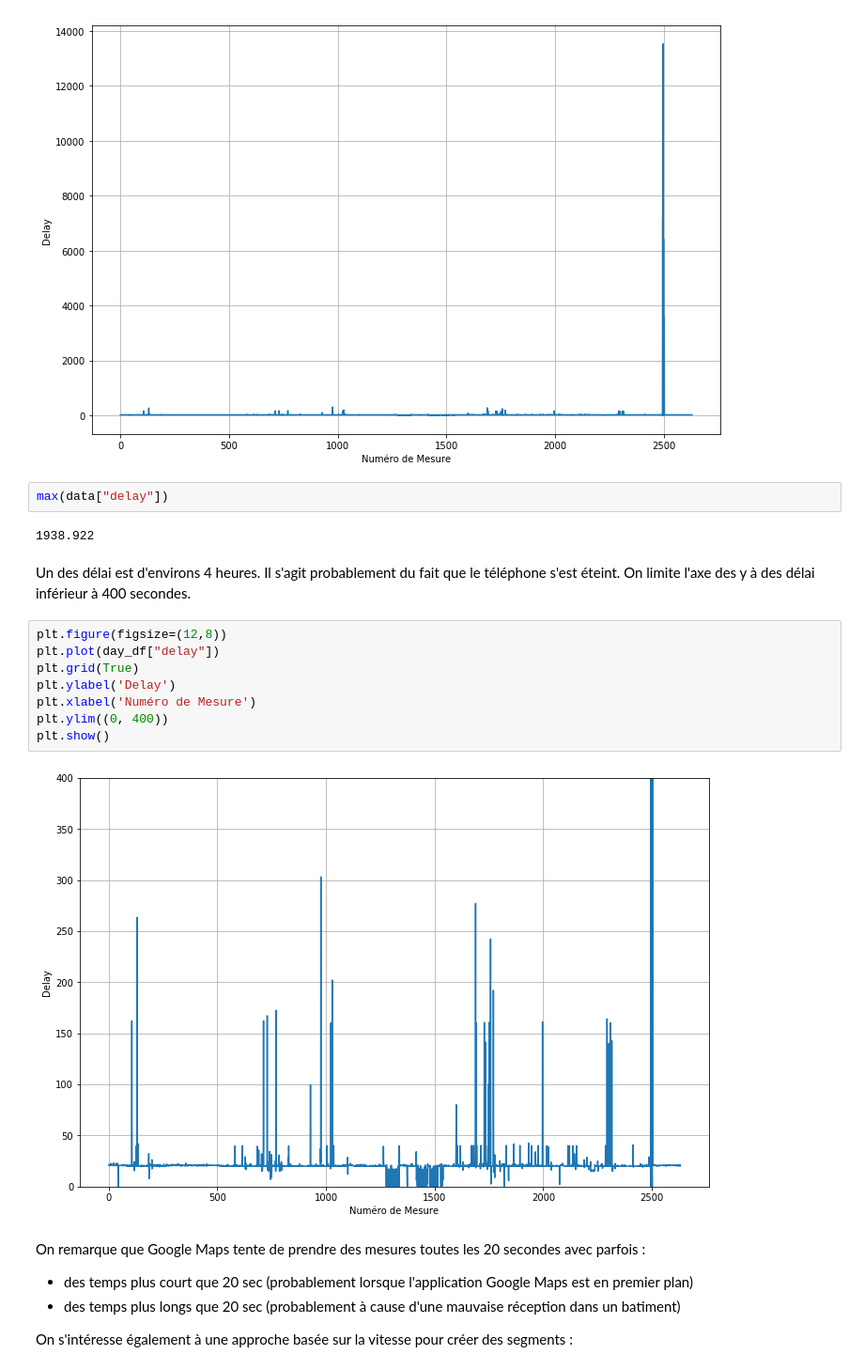
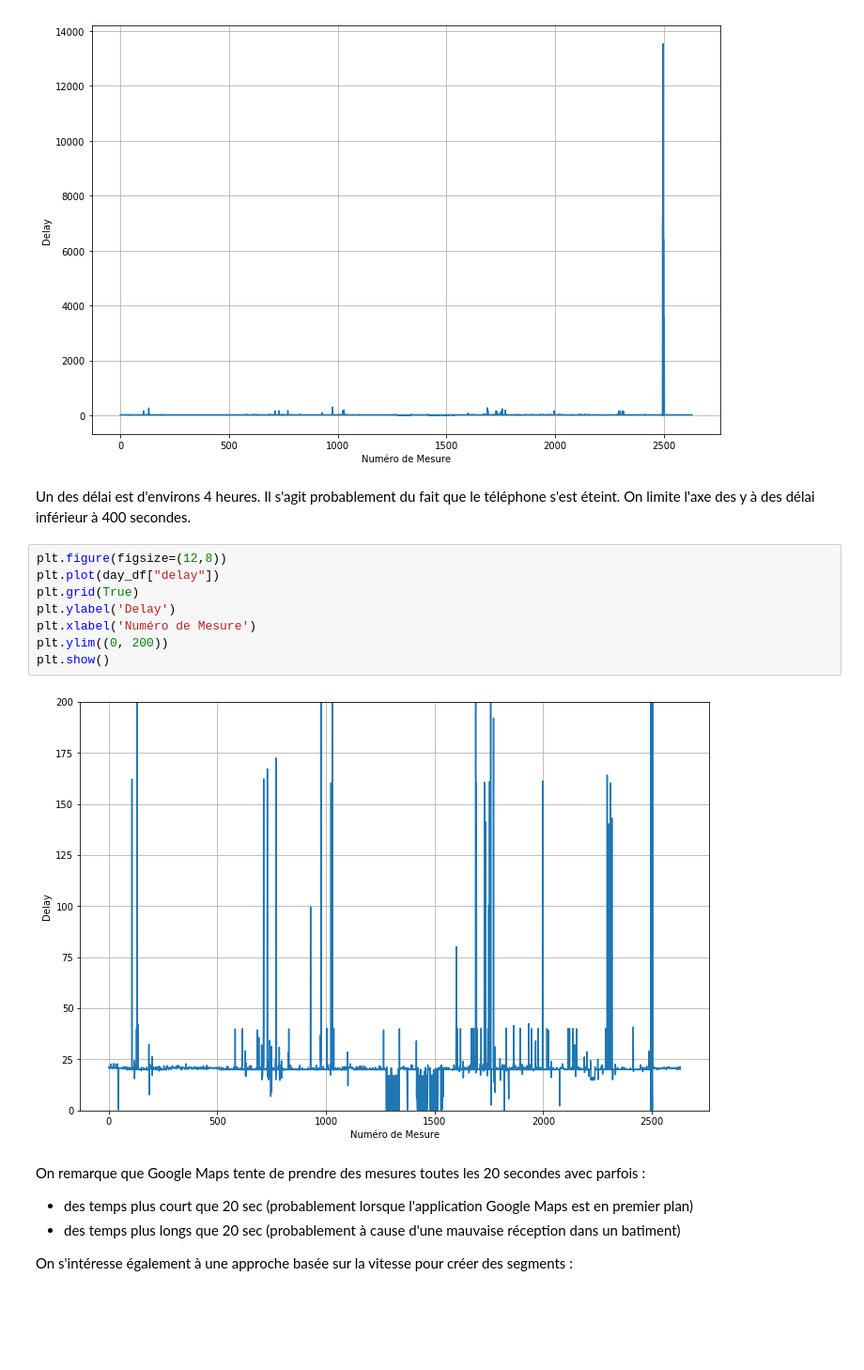
Before and after one commit to AmigoCap/GPSFlow, a Jupyter notebook: 3-Segmentation.ipynb, the cells around one changed output. Shown at 94% size. Drawn from its saved outputs; the diff is of its cells as text; blank space fills up the shorter version.

```diff
--- a/3-Segmentation.ipynb
+++ b/3-Segmentation.ipynb
@@ -424,22 +444,18 @@ plt.xlabel('Numéro de Mesure')
 plt.show()
 # %% [output]
 [figure]
-# %%
-max(data["delay"])
-# %% [output]
-1938.922
 # %% [markdown]
 Un des délai est d'environs 4 heures. Il s'agit probablement du fait que le téléphone s'est éteint. On limite l'axe des y à des délai inférieur à 400 secondes.
 # %%
 plt.figure(figsize=(12,8))
 plt.plot(day_df["delay"])
 plt.grid(True)
 plt.ylabel('Delay')
 plt.xlabel('Numéro de Mesure')
-plt.ylim((0, 400))
+plt.ylim((0, 200))
 plt.show()
 # %% [output]
-[figure, old version]
+[figure, new version]
 # %% [markdown]
 On remarque que Google Maps tente de prendre des mesures toutes les 20 secondes avec parfois :
 - des temps plus court que 20 sec (probablement lorsque l'application Google Maps est en premier plan)
```
Also changed, not shown: parts of 53 cells of this notebook.
